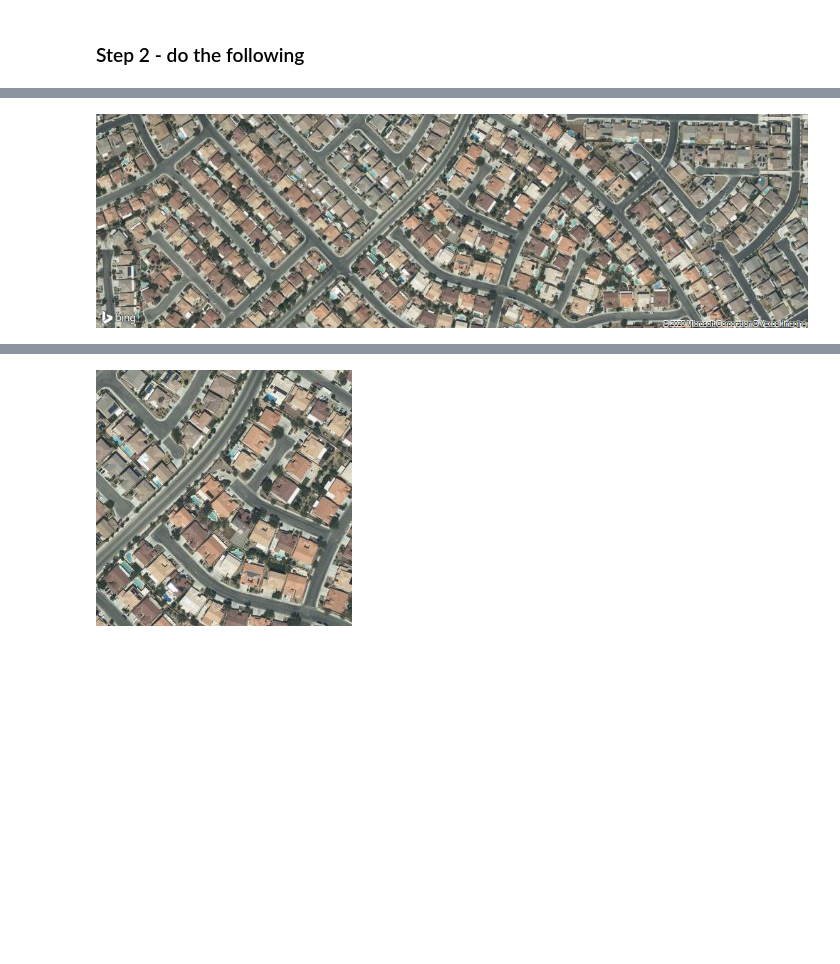
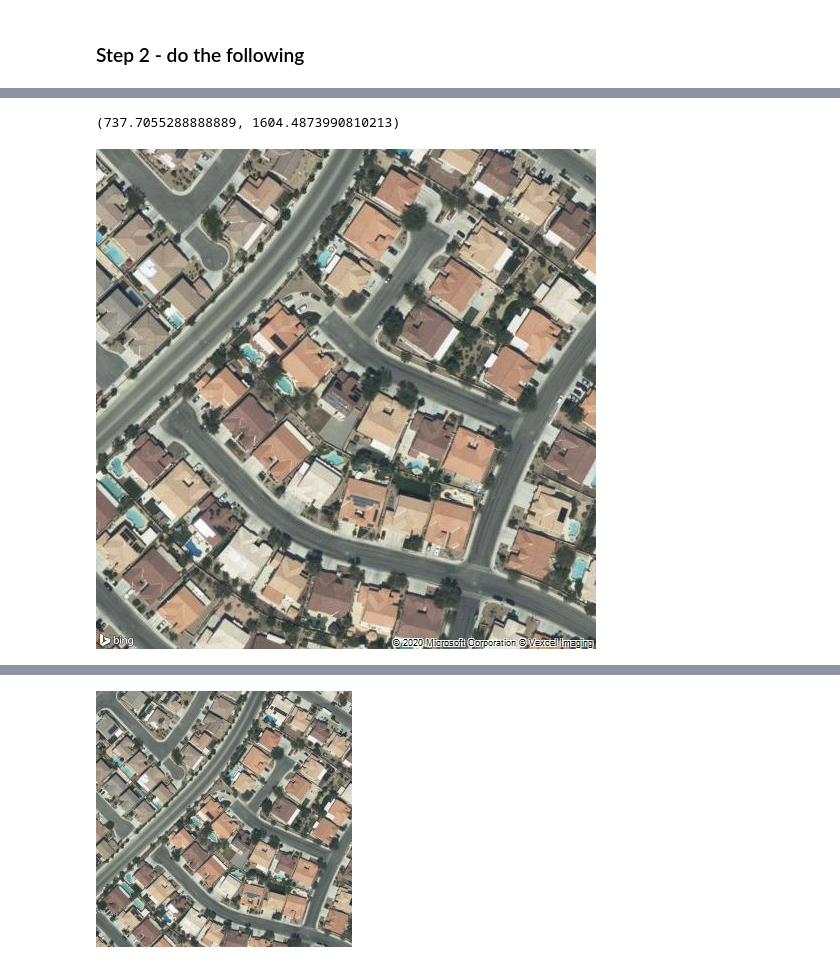
Before and after one commit to DeepPoolAI/DeepPoolAI, a Jupyter notebook: tutorial.ipynb, the cells around one changed output, grey strips where cells are left out. Cells and saved outputs as stored; diff of their text form; code cells hidden in the pictures; blank space fills up the shorter version.

```diff
--- a/tutorial.ipynb
+++ b/tutorial.ipynb
@@ -16,4 +16,4 @@ from DeepPoolAI import AerialImage
 f = open('key', 'r')
 key = f.read()
 # %%
-ai = AerialImage(key = key,zoomLevel=17, height=300, width=1000)
+ai = AerialImage(key = key,zoomLevel=18, height=500, width=500)
@@ -20,5 +37,9 @@ ai = AerialImage(key = key,zoomLevel=17, height=300, width=1000)
+# %%
+pixelX, pixelY
+# %% [output]
+(737.7055288888889, 1604.4873990810213)
 # %%
-photo = ai.get_photo(lat=36.280659, long = -115.162661)
+photo = ai.get_photo(lat=36.2806, long = -115.1626)
 photo
 # %% [output]
-[figure, old version]
+[figure, new version]
```
Also changed, not shown: parts of 5 cells of this notebook.
